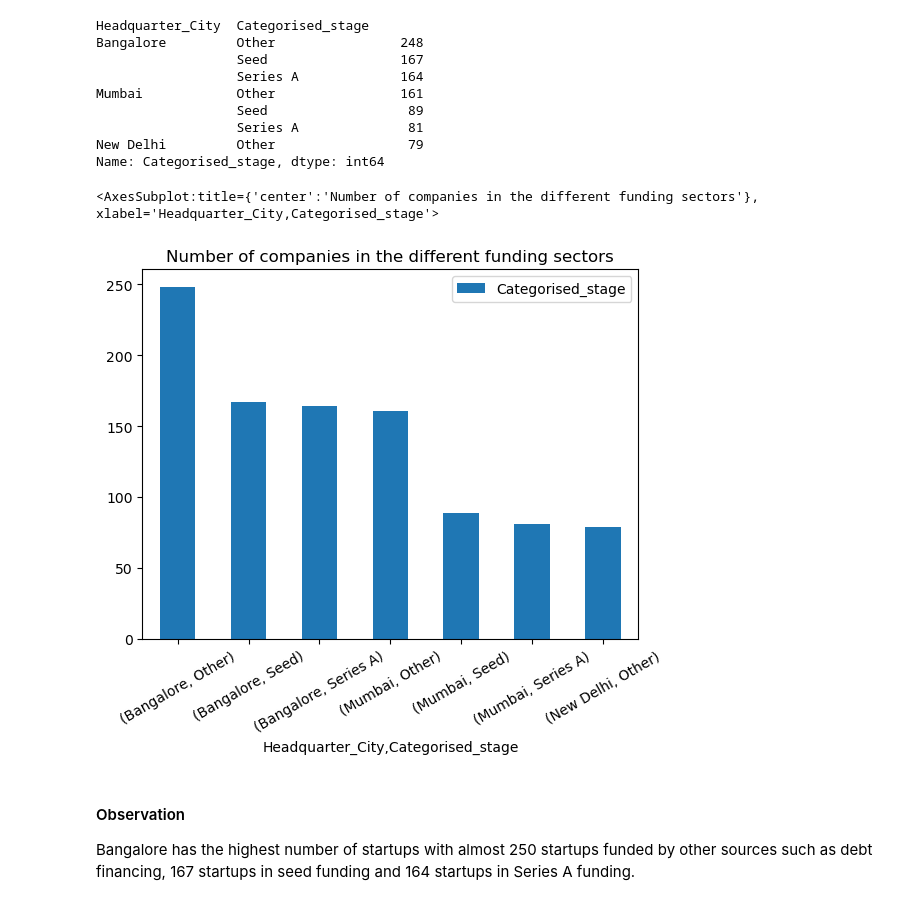
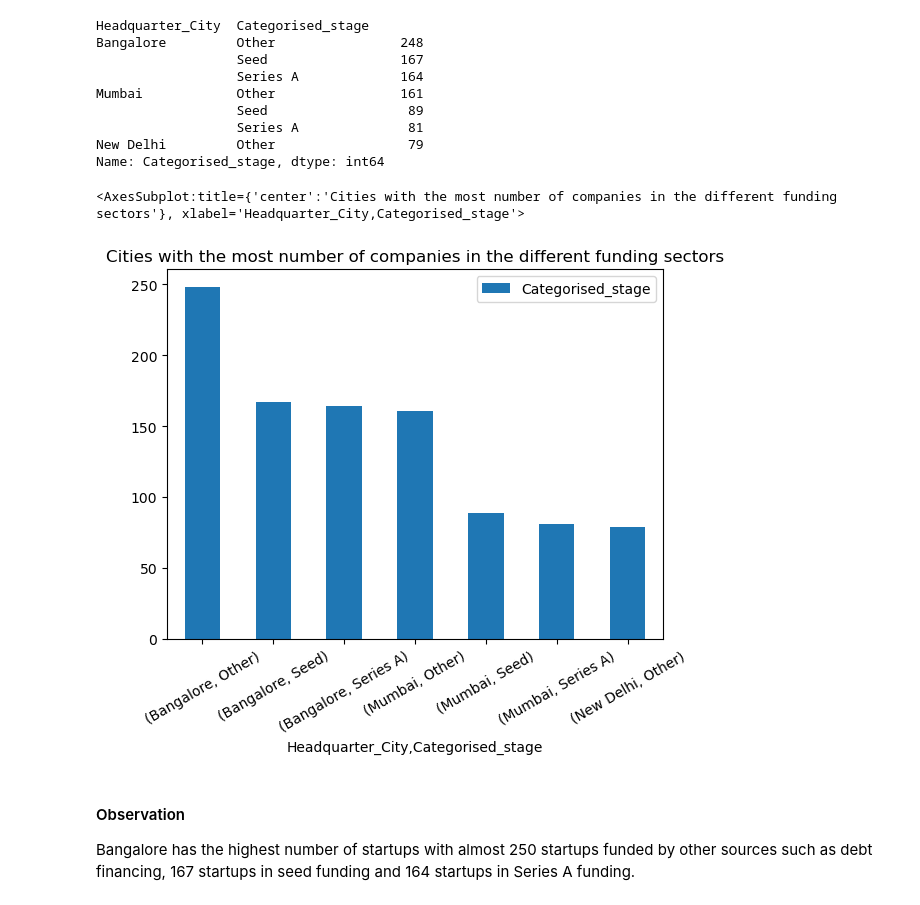
Before and after one commit to kwasichrappah/Indian_start-up_venture_investment_data_analysis, a Jupyter notebook: indian_start-up_capital_investment_data_analysis.ipynb, the cells around one changed output. Saved outputs shown, nothing was run; the diff lists cells and outputs as text; code cells hidden in the pictures.

```diff
--- a/indian_start-up_capital_investment_data_analysis.ipynb
+++ b/indian_start-up_capital_investment_data_analysis.ipynb
@@ -270,0 +269,26 @@ memory usage: 270.0+ KB
+# %%
+#Categorizing Founded years into the decades they were founded
+#Convert the nan to zeros
+founded = df.Founded.tolist()
+founded
+decade=[]
+for a in founded:
+    try:
+        if 1969 < a < 1980 :
+            decade.append("1970's")
+        if 1979 < a < 1990 :
+            decade.append("1980's")
+        if 1989 < a < 2000 :
+            decade.append("1990's")
+        if 1999 < a < 2010 :
+            decade.append("2000's")
+        if 2009 < a < 2020 :
+            decade.append("1980's")
+        if 2019 < a < 2030 :
+            decade.append("1990's")
+        if a == 'nan':
+            decade.append('nan')
+    except TypeError :
+        decade.append("Decade not known")
+
+#df['Decaded Founded']=decade
@@ -729,10 +757,10 @@ Mumbai            Other                161
 New Delhi         Other                 79
 Name: Categorised_stage, dtype: int64
 # %%
-startup_cities.plot(kind="bar",title='Number of companies in the different funding sectors', legend=True,rot=30,y='Millions of Dollars')
+startup_cities.plot(kind="bar",title='Cities with the most number of companies in the different funding sectors', legend=True,rot=30,y='Millions of Dollars')
 # %% [output]
-<AxesSubplot:title={'center':'Number of companies in the different funding sectors'}, xlabel='Headquarter_City,Categorised_stage'>
+<AxesSubplot:title={'center':'Cities with the most number of companies in the different funding sectors'}, xlabel='Headquarter_City,Categorised_stage'>
-[figure, old version]
+[figure, new version]
 # %% [markdown]
 #### Observation
 Bangalore has the highest number of startups with almost 250 startups funded by other sources such as debt financing, 167 startups in seed funding and 164 startups in Series A funding.
```
Also changed, not shown: parts of 17 cells of this notebook.
